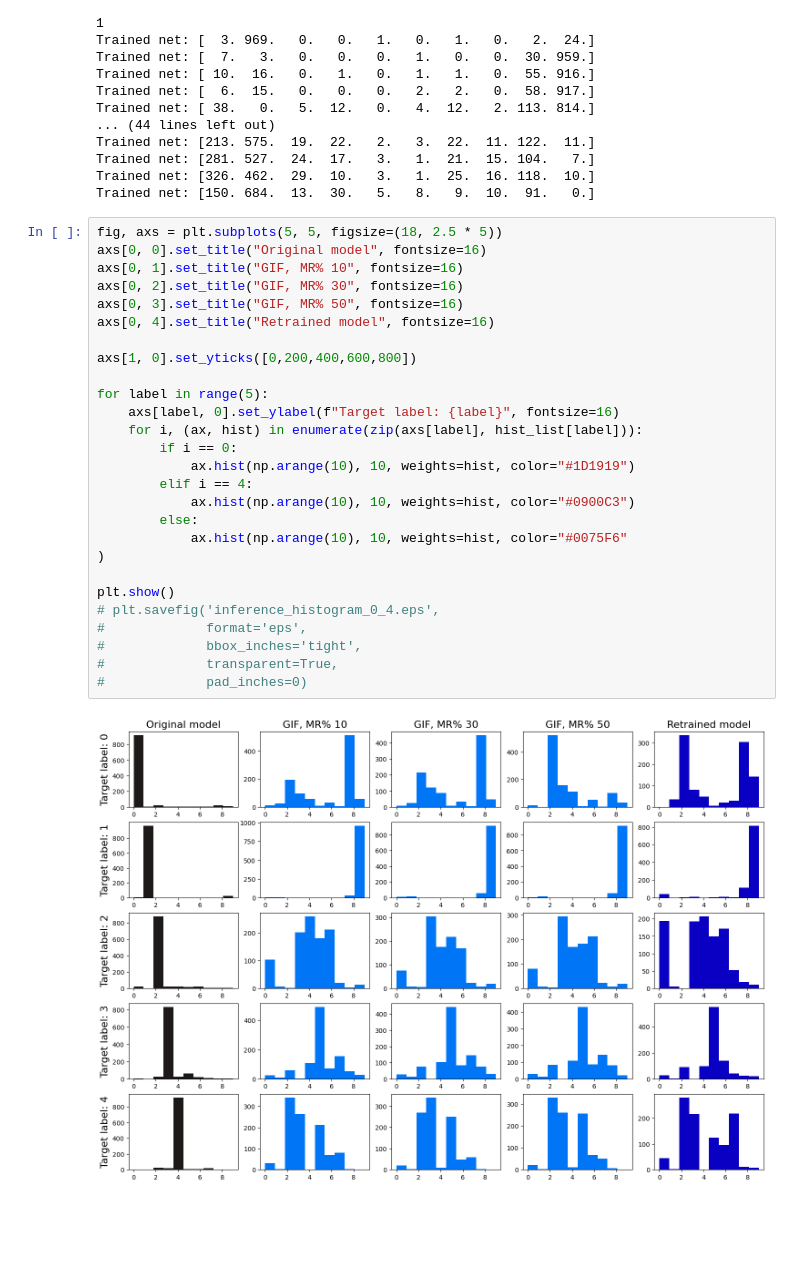
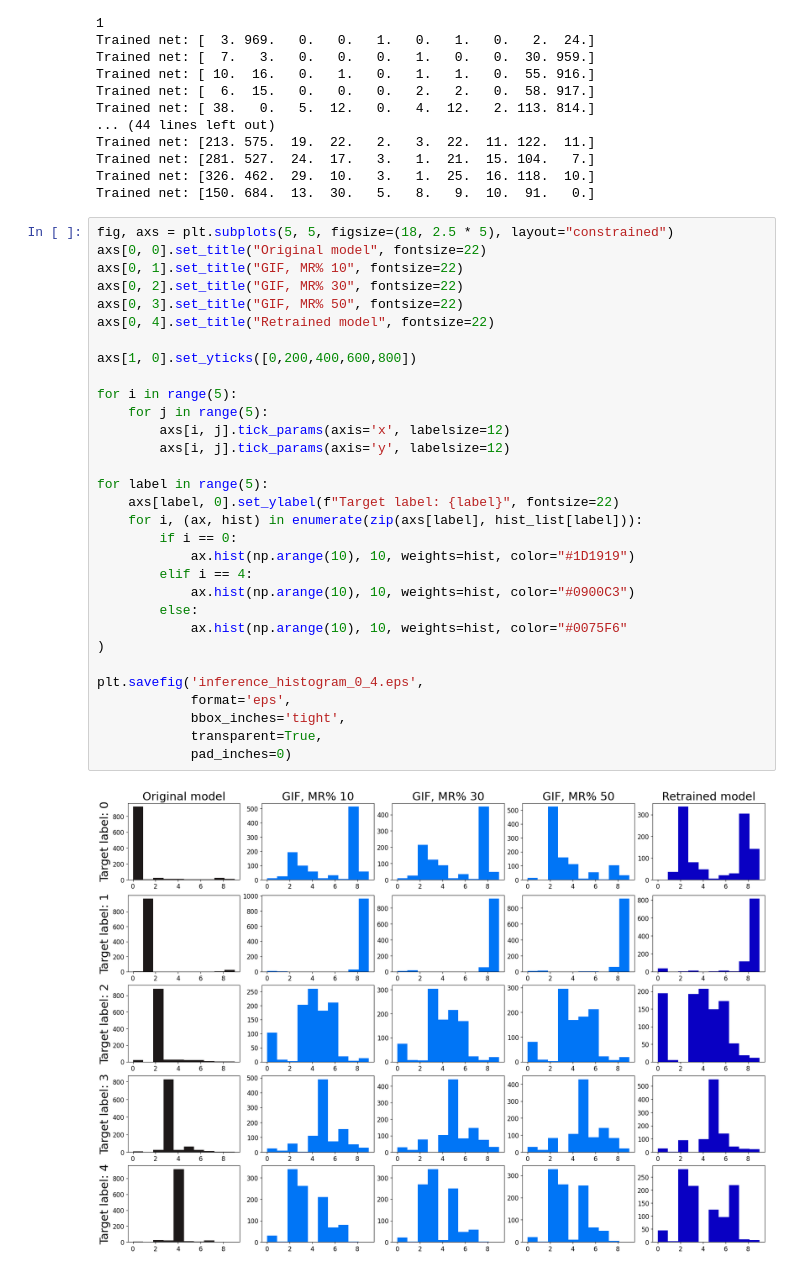
Before and after one commit to hslyu/GIF, a Jupyter notebook: scripts/fig5-inference_histogram_cifar10.ipynb, the cells around one changed output. Saved outputs shown, nothing was run; the diff lists cells and outputs as text; blank space fills up the shorter version.

```diff
--- a/scripts/fig5-inference_histogram_cifar10.ipynb
+++ b/scripts/fig5-inference_histogram_cifar10.ipynb
@@ -136,32 +136,36 @@ Trained net: [281. 527.  24.  17.   3.   1.  21.  15. 104.   7.]
 Trained net: [326. 462.  29.  10.   3.   1.  25.  16. 118.  10.]
 Trained net: [150. 684.  13.  30.   5.   8.   9.  10.  91.   0.]
 # %%
-fig, axs = plt.subplots(5, 5, figsize=(18, 2.5 * 5))
-axs[0, 0].set_title("Original model", fontsize=16)
-axs[0, 1].set_title("GIF, MR% 10", fontsize=16)
-axs[0, 2].set_title("GIF, MR% 30", fontsize=16)
-axs[0, 3].set_title("GIF, MR% 50", fontsize=16)
-axs[0, 4].set_title("Retrained model", fontsize=16)
+fig, axs = plt.subplots(5, 5, figsize=(18, 2.5 * 5), layout="constrained")
+axs[0, 0].set_title("Original model", fontsize=22)
+axs[0, 1].set_title("GIF, MR% 10", fontsize=22)
+axs[0, 2].set_title("GIF, MR% 30", fontsize=22)
+axs[0, 3].set_title("GIF, MR% 50", fontsize=22)
+axs[0, 4].set_title("Retrained model", fontsize=22)
 
 axs[1, 0].set_yticks([0,200,400,600,800])
 
+for i in range(5):
+    for j in range(5):
+        axs[i, j].tick_params(axis='x', labelsize=12)
+        axs[i, j].tick_params(axis='y', labelsize=12)
+
 for label in range(5):
-    axs[label, 0].set_ylabel(f"Target label: {label}", fontsize=16)
+    axs[label, 0].set_ylabel(f"Target label: {label}", fontsize=22)
     for i, (ax, hist) in enumerate(zip(axs[label], hist_list[label])):
         if i == 0:
             ax.hist(np.arange(10), 10, weights=hist, color="#1D1919")
         elif i == 4:
             ax.hist(np.arange(10), 10, weights=hist, color="#0900C3")
         else:
             ax.hist(np.arange(10), 10, weights=hist, color="#0075F6"
 )
 
-plt.show()
-# plt.savefig('inference_histogram_0_4.eps',
-#             format='eps',
-#             bbox_inches='tight',
-#             transparent=True,
-#             pad_inches=0)
+plt.savefig('inference_histogram_0_4.eps',
+            format='eps',
+            bbox_inches='tight',
+            transparent=True,
+            pad_inches=0)
 # %% [output]
-[figure, old version]
+[figure, new version]
 # %%
```
Also changed, not shown: parts of 1 cell of this notebook, 1 other file.
